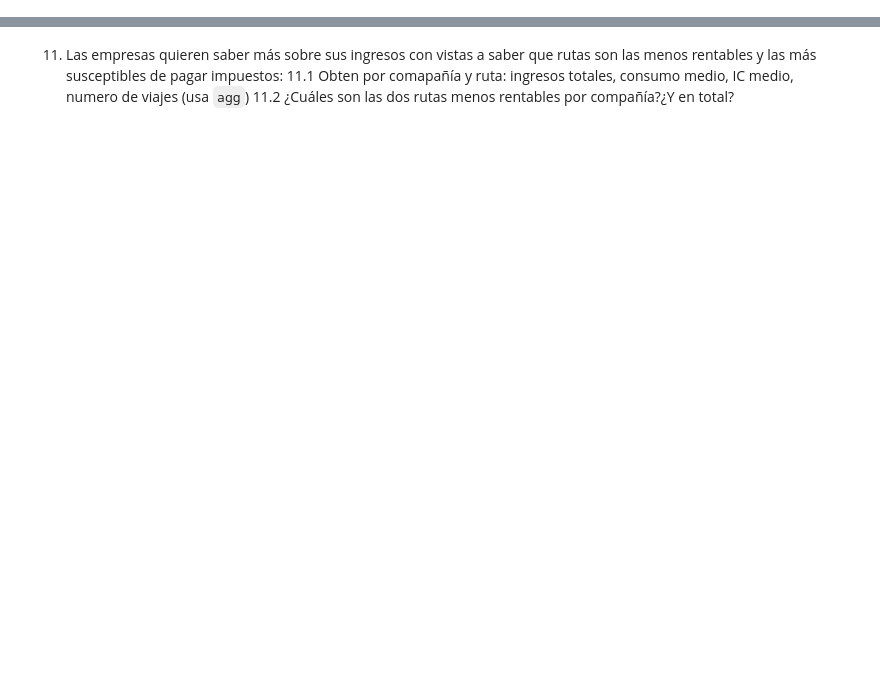
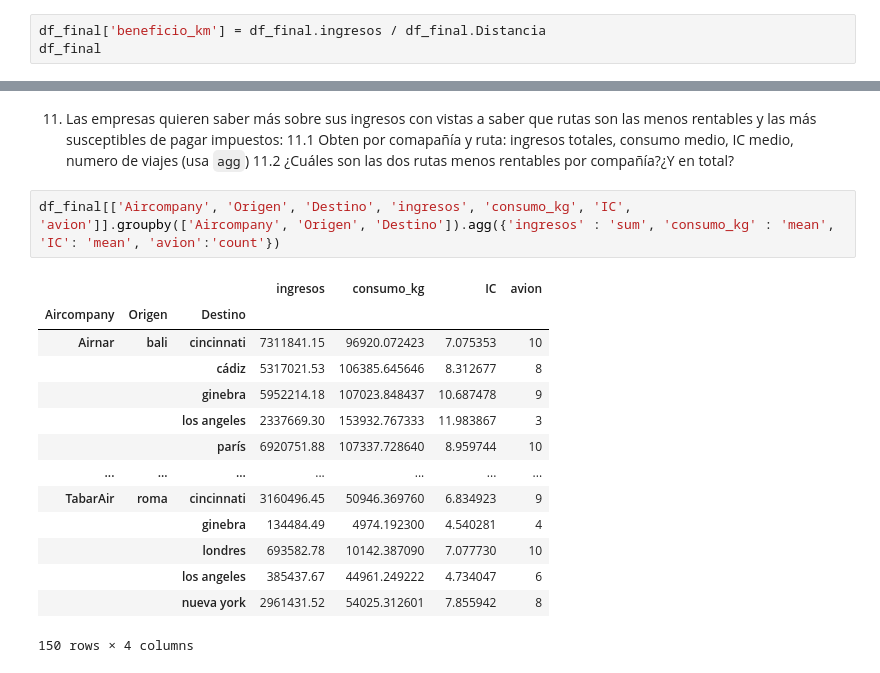
Before and after one commit to cristiancabezas/ONLINE_DS_THEBRIDGE_CRISTIAN, a Jupyter notebook: Sprint_04/Unidad_2/Practica_Obligatoria/18_Practica_Obligatoria_Pandas_II.ipynb, the cells around one changed output, grey strips where cells are left out. Saved outputs shown, nothing was run; the diff lists cells and outputs as text; blank space fills up the shorter version.

```diff
--- a/Sprint_04/Unidad_2/Practica_Obligatoria/18_Practica_Obligatoria_Pandas_II.ipynb
+++ b/Sprint_04/Unidad_2/Practica_Obligatoria/18_Practica_Obligatoria_Pandas_II.ipynb
@@ -734,2 +760,5 @@ Name: ingresos, dtype: float64
 # %% [markdown]
 10. Dados el rumor del apartado 9, las empresas quieren saber que vuelos les rentan más y cuales menos. Suponiendo que en "ingresos" va realmente el beneficio, obten el beneficio por km de cada viaje y luego el beneficio por km. medio para cada Compañía.
+# %%
+df_final['beneficio_km'] = df_final.ingresos / df_final.Distancia
+df_final
@@ -737,3 +795,20 @@ Name: ingresos, dtype: float64
 11. Las empresas quieren saber más sobre sus ingresos con vistas a saber que rutas son las menos rentables y las más susceptibles de pagar impuestos:
     11.1 Obten por comapañía y ruta: ingresos totales, consumo medio, IC medio, numero de viajes (usa `agg`)
     11.2 ¿Cuáles son las dos rutas menos rentables por compañía?¿Y en total?
+# %%
+df_final[['Aircompany', 'Origen', 'Destino', 'ingresos', 'consumo_kg', 'IC', 'avion']].groupby(['Aircompany', 'Origen', 'Destino']).agg({'ingresos' : 'sum', 'consumo_kg' : 'mean', 'IC': 'mean', 'avion':'count'})
+# %% [output]
+|  |  |  | ingresos | consumo_kg | IC | avion |
+| Aircompany | Origen | Destino |  |  |  |  |
+| Airnar | bali | cincinnati | 7311841.15 | 96920.072423 | 7.075353 | 10 |
+|  |  | cádiz | 5317021.53 | 106385.645646 | 8.312677 | 8 |
+|  |  | ginebra | 5952214.18 | 107023.848437 | 10.687478 | 9 |
+|  |  | los angeles | 2337669.30 | 153932.767333 | 11.983867 | 3 |
+|  |  | parís | 6920751.88 | 107337.728640 | 8.959744 | 10 |
+| ... | ... | ... | ... | ... | ... | ... |
+| TabarAir | roma | cincinnati | 3160496.45 | 50946.369760 | 6.834923 | 9 |
+|  |  | ginebra | 134484.49 | 4974.192300 | 4.540281 | 4 |
+|  |  | londres | 693582.78 | 10142.387090 | 7.077730 | 10 |
+|  |  | los angeles | 385437.67 | 44961.249222 | 4.734047 | 6 |
+|  |  | nueva york | 2961431.52 | 54025.312601 | 7.855942 | 8 |
+150 rows × 4 columns
```
Also changed, not shown: parts of 14 cells of this notebook, 1 other file.
